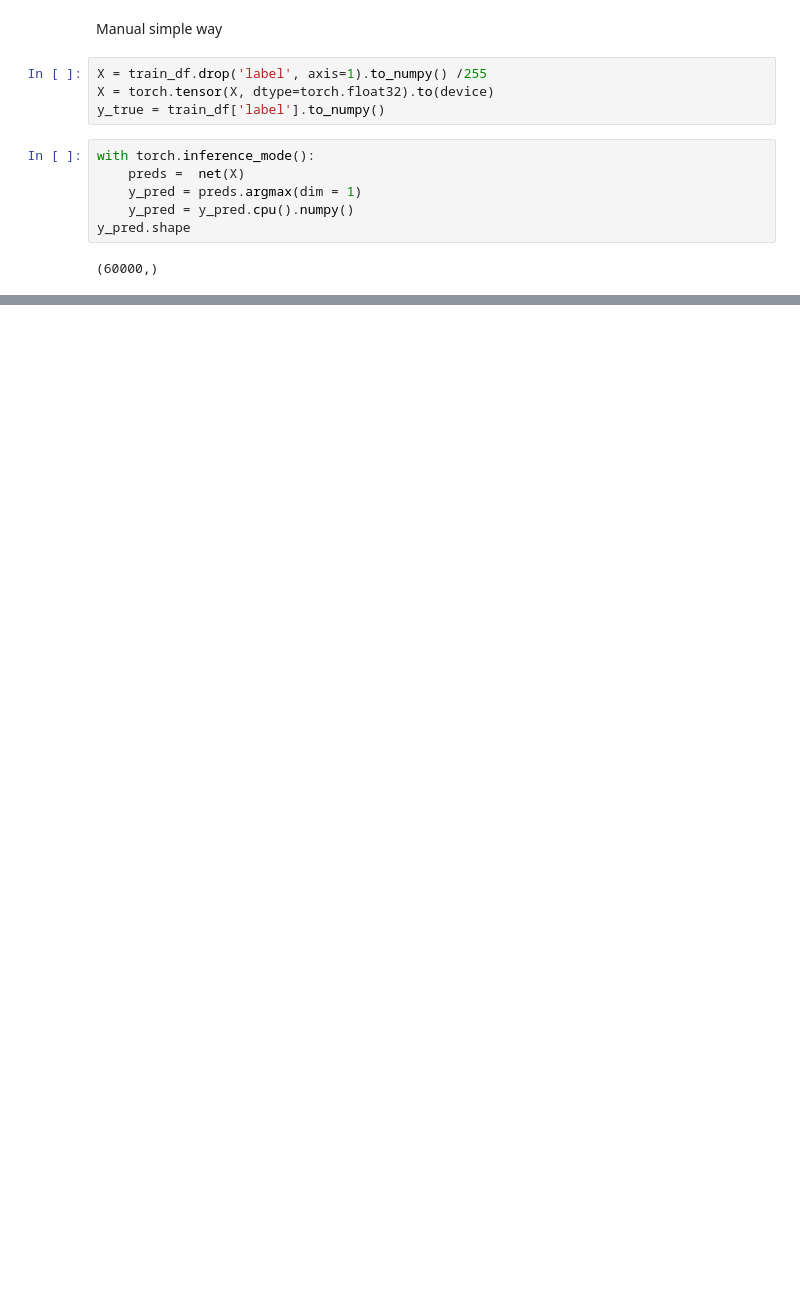
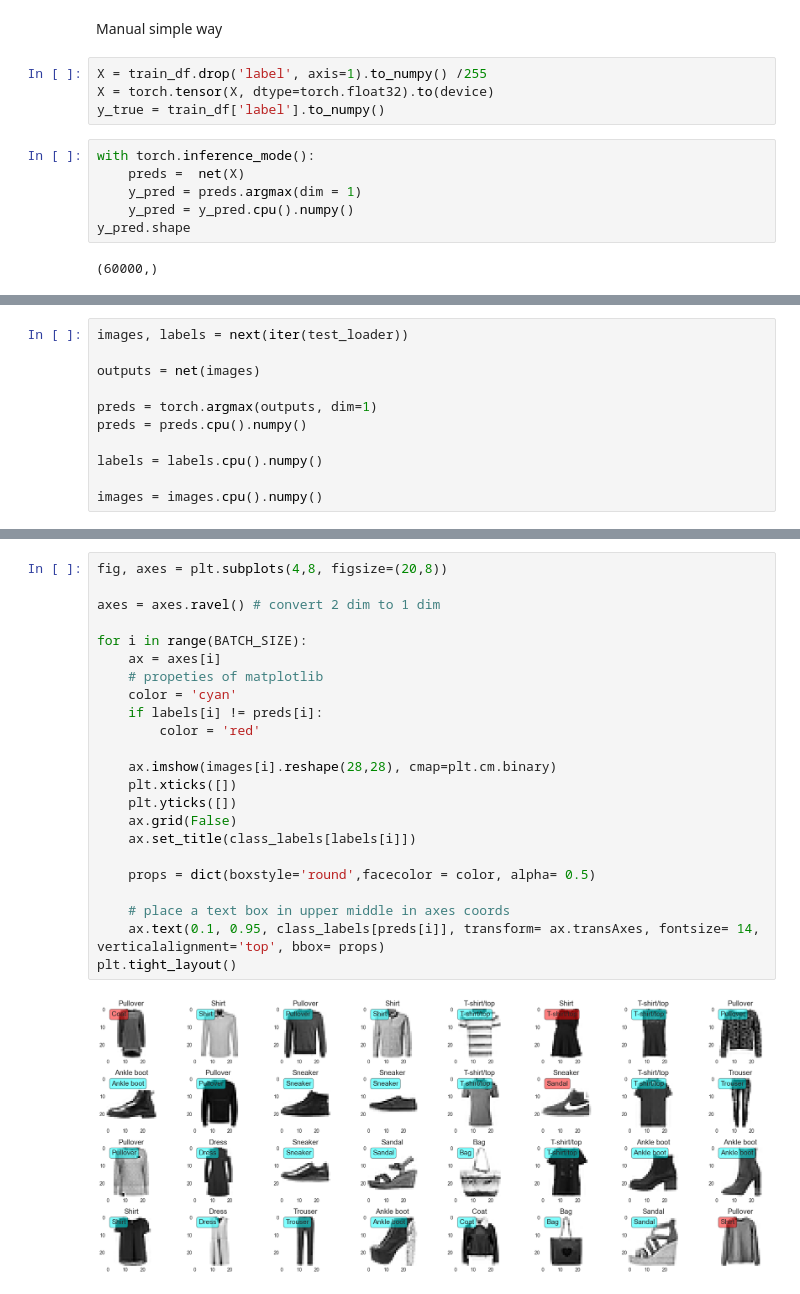
Before and after one commit to KunalKurve/Deep-Learning, a Jupyter notebook: Lecture/Day 7/Fashion_SIngleton_pytorch_batch_normalization.ipynb, the cells around one changed output, grey strips where cells are left out. Saved outputs shown, nothing was run; the diff lists cells and outputs as text; blank space fills up the shorter version.

```diff
--- a/Lecture/Day 7/Fashion_SIngleton_pytorch_batch_normalization.ipynb
+++ b/Lecture/Day 7/Fashion_SIngleton_pytorch_batch_normalization.ipynb
@@ -531,0 +547,11 @@ fn_plot_confusion_matrix(y_true, y_pred, class_labels)
+# %%
+images, labels = next(iter(test_loader))
+
+outputs = net(images)
+
+preds = torch.argmax(outputs, dim=1)
+preds = preds.cpu().numpy()
+
+labels = labels.cpu().numpy()
+
+images = images.cpu().numpy()
@@ -531,0 +565,25 @@ fn_plot_confusion_matrix(y_true, y_pred, class_labels)
+# %%
+fig, axes = plt.subplots(4,8, figsize=(20,8))
+
+axes = axes.ravel() # convert 2 dim to 1 dim
+
+for i in range(BATCH_SIZE):
+    ax = axes[i]
+    # propeties of matplotlib
+    color = 'cyan'
+    if labels[i] != preds[i]:
+        color = 'red'
+
+    ax.imshow(images[i].reshape(28,28), cmap=plt.cm.binary)
+    plt.xticks([])
+    plt.yticks([])
+    ax.grid(False)
+    ax.set_title(class_labels[labels[i]])
+
+    props = dict(boxstyle='round',facecolor = color, alpha= 0.5)
+
+    # place a text box in upper middle in axes coords
+    ax.text(0.1, 0.95, class_labels[preds[i]], transform= ax.transAxes, fontsize= 14, verticalalignment='top', bbox= props)
+plt.tight_layout()
+# %% [output]
+[figure, added]
```
Also changed, not shown: parts of 13 cells of this notebook, 2 other files.
